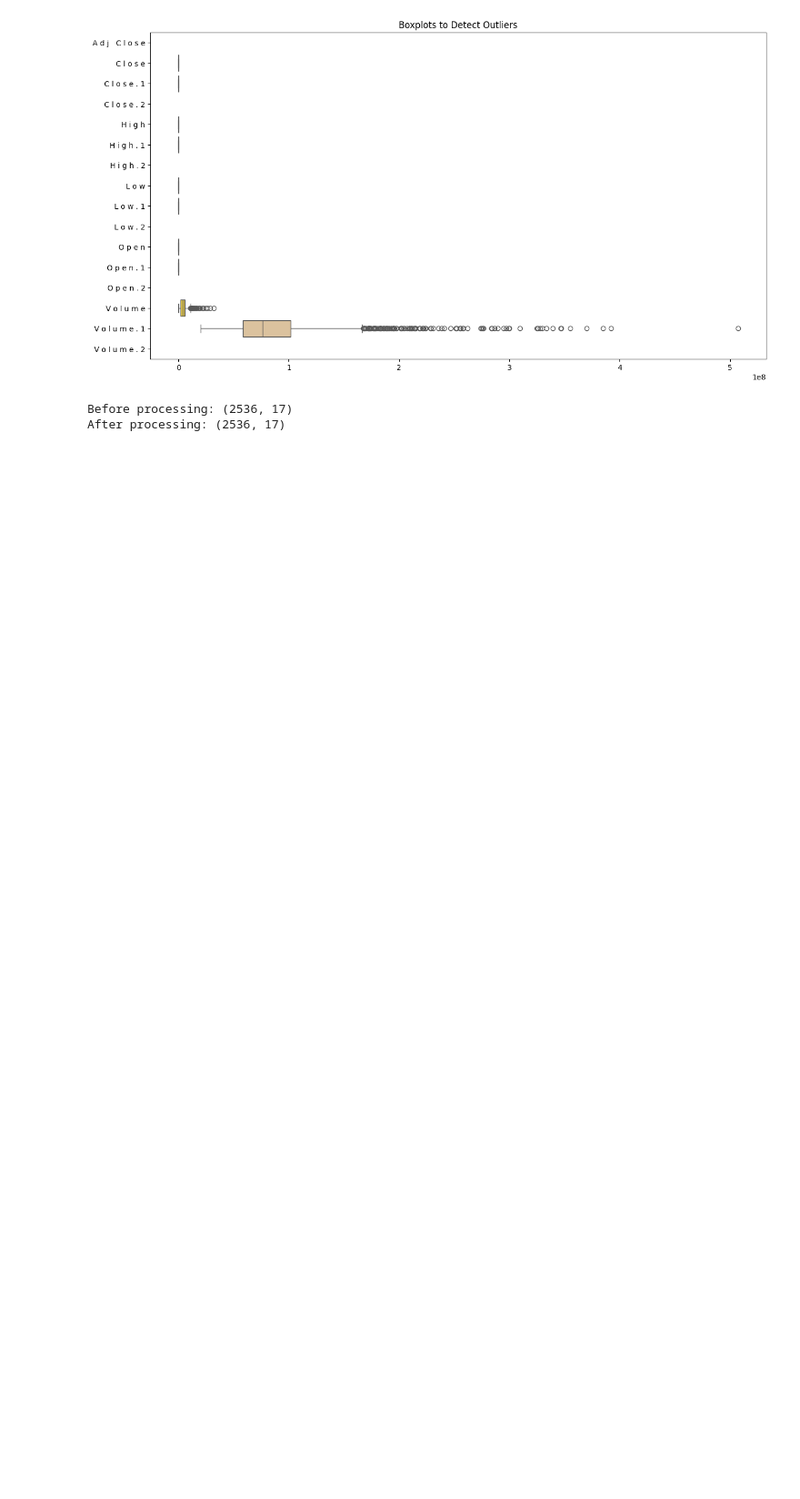
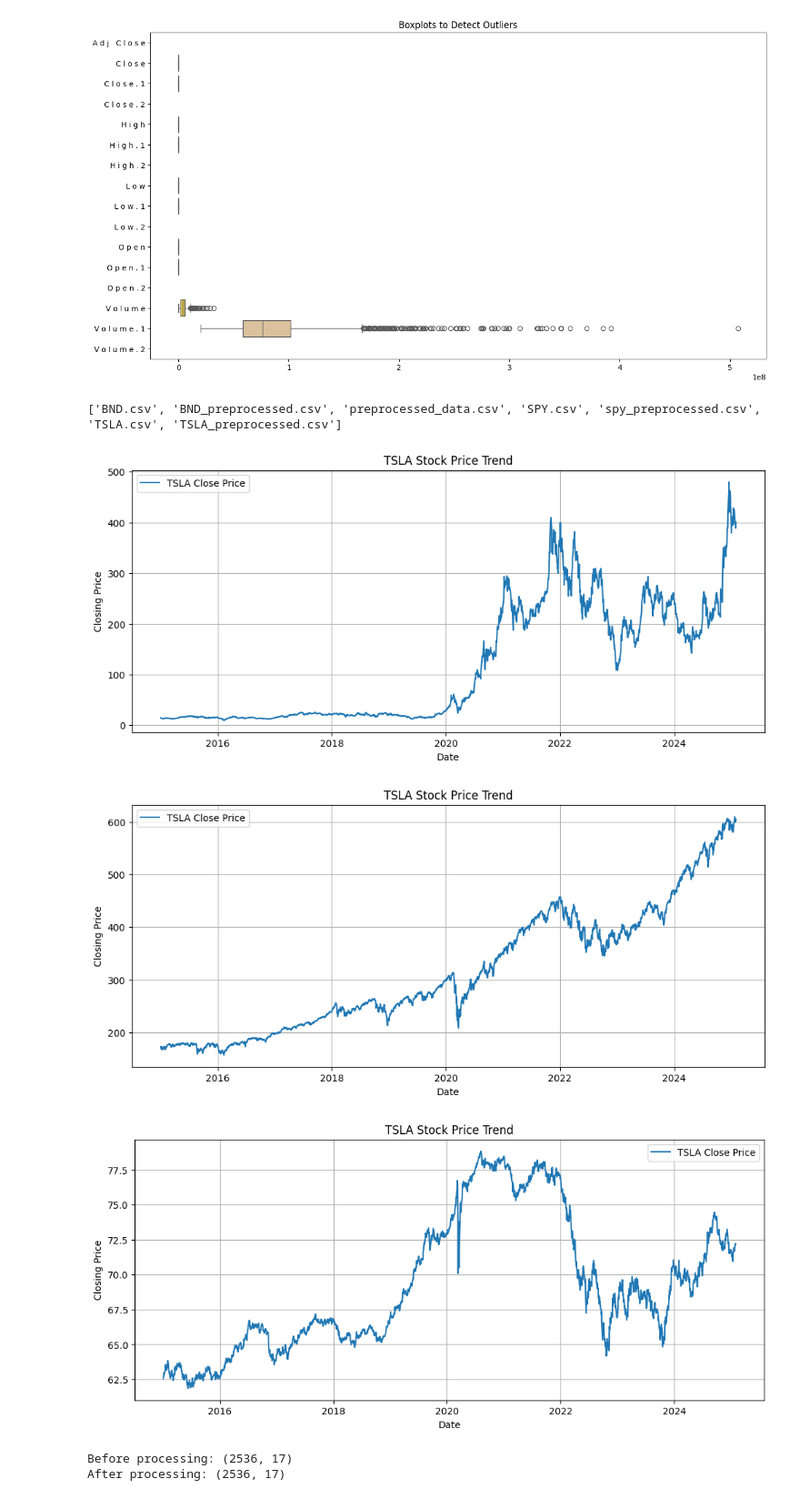
Before and after one commit to Serkalem-negusse1/time_series_credit_risk, a Jupyter notebook: notebooks/EDA.ipynb, the cells around one changed output. Shown: that part at 91% size. Cells and saved outputs as stored; diff of their text form; code cells hidden in the pictures; blank space fills up the shorter version.

```diff
--- a/notebooks/EDA.ipynb
+++ b/notebooks/EDA.ipynb
@@ -87,3 +90,35 @@ plot_boxplots(df_cleaned)  # Visualize boxplots to detect outliers
+# %%
+import os
+print(os.listdir("E:/Git_repo/time_series_credit_risk/results"))
+# %% [output]
+['BND.csv', 'BND_preprocessed.csv', 'preprocessed_data.csv', 'SPY.csv', 'spy_preprocessed.csv', 'TSLA.csv', 'TSLA_preprocessed.csv']
+# %%
+# Import functions from the script
+#from scripts.eda_utils import read_stock_data, plot_stock_trend
+
+# Define file path and ticker symbol
+filepath = "E:/Git_repo/time_series_credit_risk/results/TSLA_preprocessed.csv"
+ticker = "TSLA"
+
+filepath1 = "E:/Git_repo/time_series_credit_risk/results/SPY_preprocessed.csv"
+ticker1 = "SPY"
+
+filepath2 = "E:/Git_repo/time_series_credit_risk/results/BND_preprocessed.csv"
+ticker2 = "BND"
+
+# Load data and plot
+stock_data = read_stock_data(filepath)
+plot_stock_trend(stock_data, ticker)
+
+stock_data1 = read_stock_data(filepath1)
+plot_stock_trend(stock_data1, ticker)
+
+stock_data2 = read_stock_data(filepath2)
+plot_stock_trend(stock_data2, ticker)
+# %% [output]
+[figure, added]
+[figure, added]
+[figure, added]
 # %%
 print("Before processing:", df.shape)  # Check original shape
 df = df.dropna(subset=["Close.2_TSLA"])  # Drop NaN values in the target column
```
Also changed, not shown: parts of 3 cells of this notebook.
